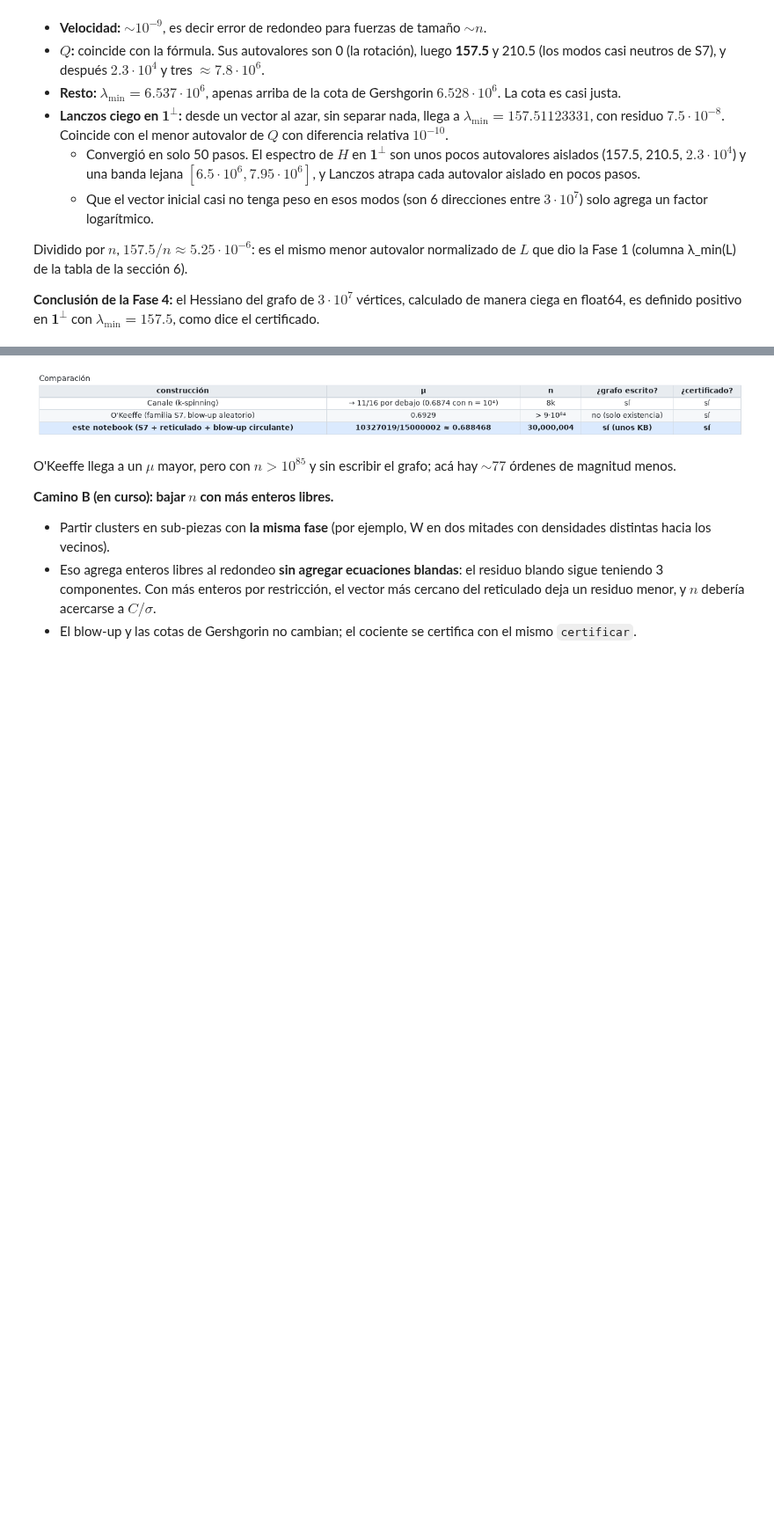
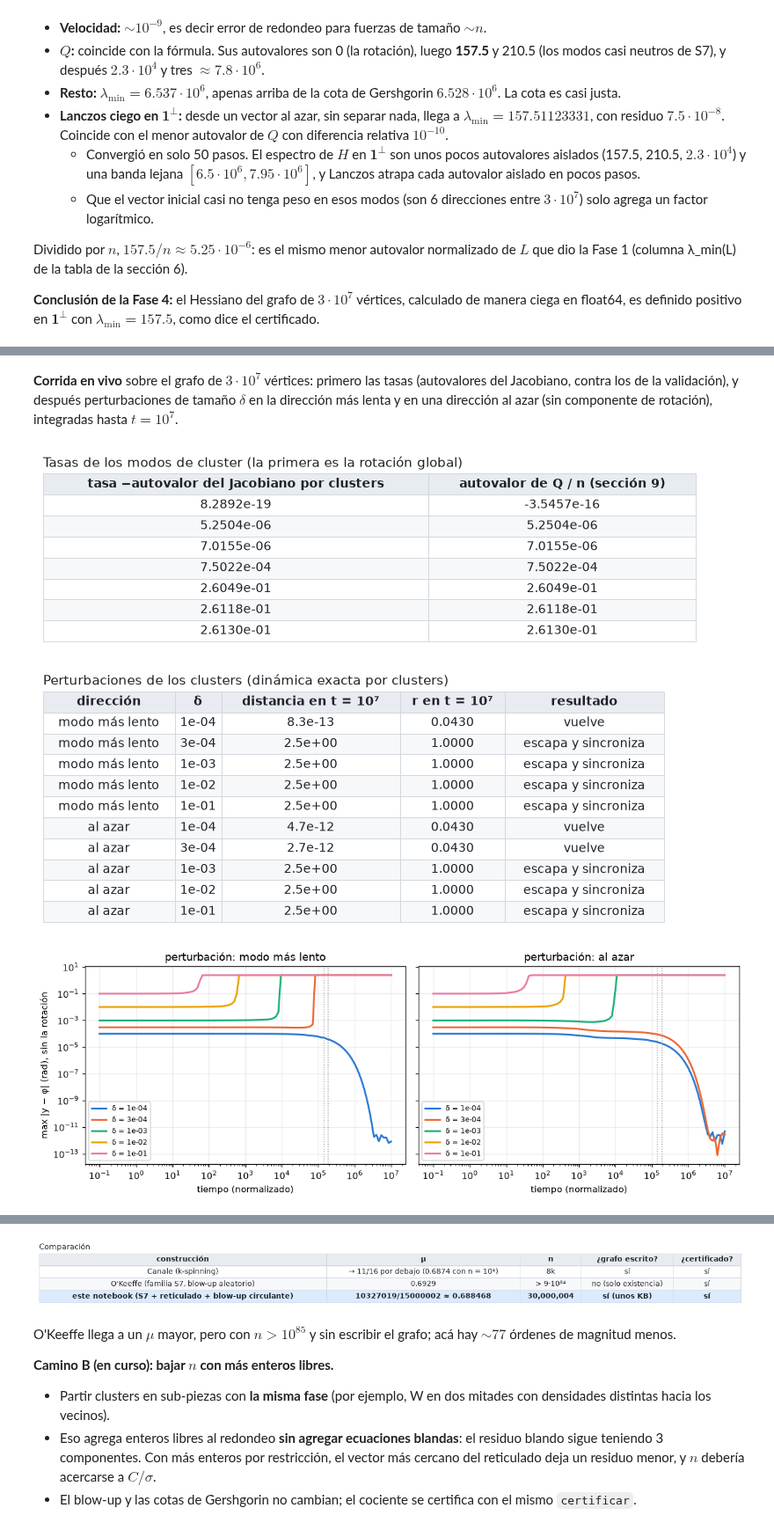
Before and after one commit to Nicoyanz98/investighaton-teo-optimizacion-2026, a Jupyter notebook: notebooks/Grafo_explicito_S7.ipynb, the cells around one changed output, grey strips where cells are left out. Shown at 88% size. Cells and saved outputs as stored; diff of their text form; code cells hidden in the pictures; blank space fills up the shorter version.

```diff
--- a/notebooks/Grafo_explicito_S7.ipynb
+++ b/notebooks/Grafo_explicito_S7.ipynb
@@ -1610,0 +1757,52 @@ certificado.
+# %% [markdown]
+**Corrida en vivo** sobre el grafo de $3\cdot10^7$ vértices: primero las tasas (autovalores del
+Jacobiano, contra los de la validación), y después perturbaciones de tamaño $\delta$ en la dirección
+más lenta y en una dirección al azar (sin componente de rotación), integradas hasta $t = 10^7$.
+# %%
+fases_cluster = np.array([float(p) for p in descripcion["fases"]])
+x_cluster = np.array(descripcion["k"], dtype=float) / sum(descripcion["k"])
+_, jac_cluster = campo_clusters(descripcion)
+autovalores, vectores = np.linalg.eig(jac_cluster(0, fases_cluster))
+orden = np.argsort(-autovalores.real)
+tasas = -autovalores.real[orden]
+v = cargar_json("validacion_s7_n30000004.json")
+filas = []
+for tasa, lam in zip(tasas, sorted(v["autovalores_Q"])):
+    filas.append([f"{tasa:.4e}", f"{lam / v['n']:.4e}"])
+mostrar_tabla(["tasa −autovalor del Jacobiano por clusters", "autovalor de Q / n (sección 9)"], filas,
+              titulo="Tasas de los modos de cluster (la primera es la rotación global)")
+
+direcciones = {"modo más lento": vectores[:, orden[1]].real,
+               "al azar": np.random.default_rng(0).standard_normal(7)}
+amplitudes = [1e-4, 3e-4, 1e-3, 1e-2, 1e-1]
+corridas = {}
+filas = []
+for nombre, direccion in direcciones.items():
+    direccion = direccion - np.sum(x_cluster * direccion)
+    direccion = direccion / np.abs(direccion).max()
+    for delta in amplitudes:
+        tiempos, distancias, radios = integrar_clusters(descripcion, fases_cluster + delta * direccion, 1e7)
+        corridas[(nombre, delta)] = (tiempos, distancias)
+        vuelve = distancias[-1] < 1e-6
+        filas.append([nombre, f"{delta:.0e}", f"{distancias[-1]:.1e}", f"{radios[-1]:.4f}",
+                      "vuelve" if vuelve else "escapa y sincroniza"])
+mostrar_tabla(["dirección", "δ", "distancia en t = 10⁷", "r en t = 10⁷", "resultado"], filas,
+              titulo="Perturbaciones de los clusters (dinámica exacta por clusters)")
+
+fig, ejes = plt.subplots(1, 2, figsize=(11, 4), sharey=True)
+for eje, nombre in zip(ejes, direcciones):
+    for color, delta in zip(COLORES, amplitudes):
+        tiempos, distancias = corridas[(nombre, delta)]
+        eje.plot(tiempos[1:], distancias[1:], color=color, lw=2, label=f"δ = {delta:.0e}")
+    for tasa in tasas[1:3]:
+        eje.axvline(1 / tasa, color="0.6", lw=1, ls=":")
+    eje.set(xscale="log", yscale="log", xlabel="tiempo (normalizado)", title=f"perturbación: {nombre}")
+    eje.grid(alpha=0.25)
+    eje.legend(fontsize=8)
+ejes[0].set_ylabel("max |y − φ| (rad), sin la rotación")
+plt.tight_layout()
+plt.show()
+# %% [output]
+[figure, added]
+[figure, added]
+[figure, added]
```
Also changed, not shown: parts of 19 cells of this notebook.
